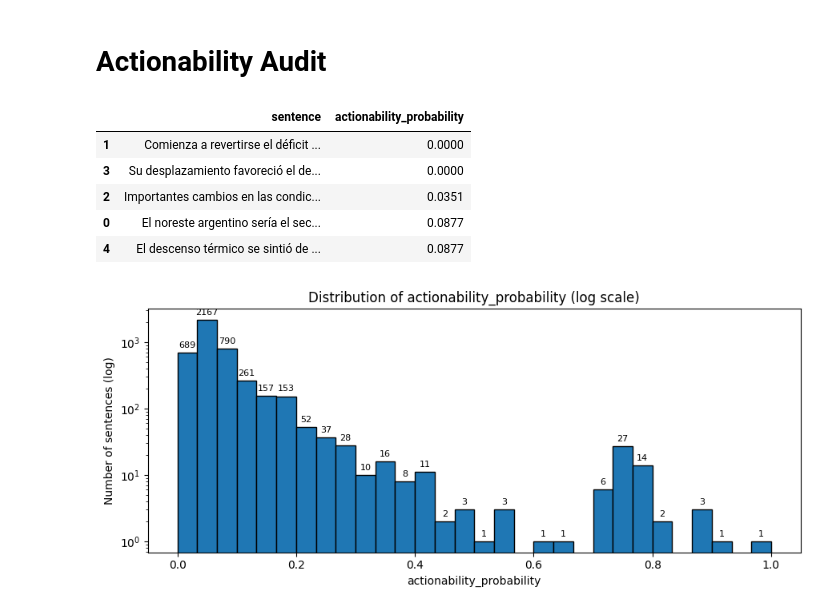
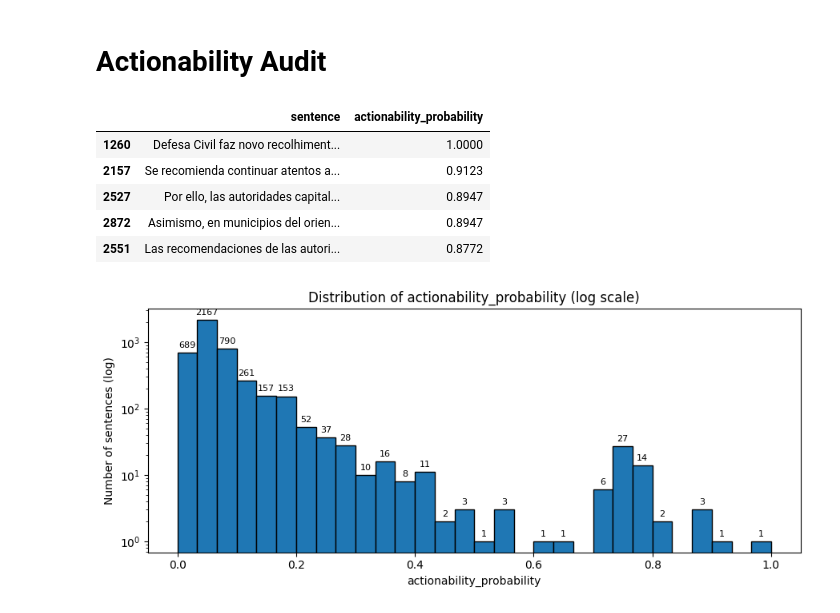
Before and after one commit to Lenap0911/NLP-model, a Jupyter notebook: nlp/actionability_tester.ipynb, the cells around one changed output. Cells and saved outputs as stored; diff of their text form; code cells hidden in the pictures.

```diff
--- a/nlp/actionability_tester.ipynb
+++ b/nlp/actionability_tester.ipynb
@@ -8,17 +22,17 @@ import re
 # %%
 df_out = pd.read_csv("../output/sentences_actionability.csv")
 #show just sentence column and actionability_probability
 pd.set_option("display.max_colwidth", None)   # show full text in cells
 pd.set_option("display.max_rows", 60)         # optional
 pd.set_option("display.width", 0)             # auto-detect width
-df_out[["sentence", "actionability_probability"]].head().sort_values("actionability_probability", ascending=True)
+df_out[["sentence", "actionability_probability"]].sort_values("actionability_probability", ascending=False).head()
 # %% [output]
 |  | sentence | actionability_probability |
-| 1 | Comienza a revertirse el déficit ... | 0.0000 |
-| 3 | Su desplazamiento favoreció el de... | 0.0000 |
-| 2 | Importantes cambios en las condic... | 0.0351 |
-| 0 | El noreste argentino sería el sec... | 0.0877 |
-| 4 | El descenso térmico se sintió de ... | 0.0877 |
+| 1260 | Defesa Civil faz novo recolhiment... | 1.0000 |
+| 2157 | Se recomienda continuar atentos a... | 0.9123 |
+| 2527 | Por ello, las autoridades capital... | 0.8947 |
+| 2872 | Asimismo, en municipios del orien... | 0.8947 |
+| 2551 | Las recomendaciones de las autori... | 0.8772 |
 # %%
 
 # log-scaled histogram of actionability_probability with counts on top of bars
```
Also changed, not shown: parts of 10 cells of this notebook.
